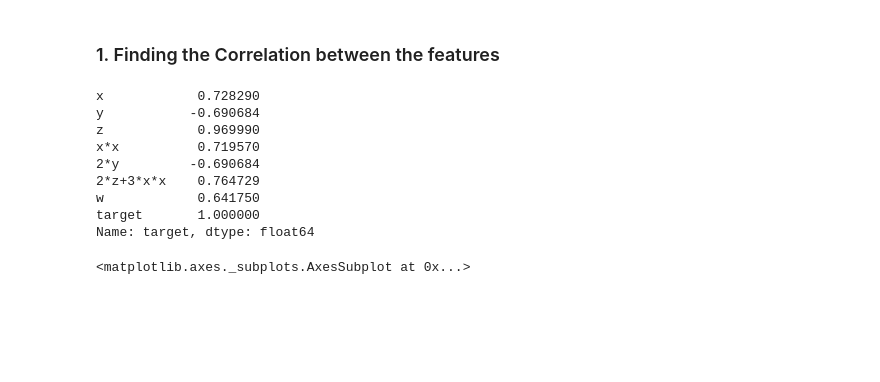
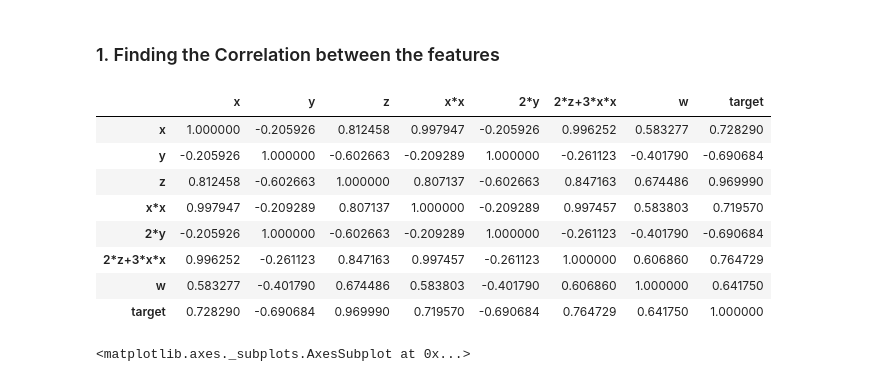
Before and after one commit to iamanik4/Python-Course-Assignment, a Jupyter notebook: 10. Behavior of Linear Models/8D_LR_SVM.ipynb, the cells around one changed output. Drawn from its saved outputs; the diff is of its cells as text; code cells hidden in the pictures; blank space fills up the shorter version.

```diff
--- a/10. Behavior of Linear Models/8D_LR_SVM.ipynb
+++ b/10. Behavior of Linear Models/8D_LR_SVM.ipynb
@@ -80,17 +100,17 @@ X_train,X_test,Y_train,Y_test = train_test_split(X,Y,test_size = 0.25)
 # %%
 # a. check the correlation between the features
 
-data.corr()['target']
+data.corr()
 # %% [output]
-x            0.728290
-y           -0.690684
-z            0.969990
-x*x          0.719570
-2*y         -0.690684
-2*z+3*x*x    0.764729
-w            0.641750
-target       1.000000
-Name: target, dtype: float64
+|  | x | y | z | x*x | 2*y | 2*z+3*x*x | w | target |
+| x | 1.000000 | -0.205926 | 0.812458 | 0.997947 | -0.205926 | 0.996252 | 0.583277 | 0.728290 |
+| y | -0.205926 | 1.000000 | -0.602663 | -0.209289 | 1.000000 | -0.261123 | -0.401790 | -0.690684 |
+| z | 0.812458 | -0.602663 | 1.000000 | 0.807137 | -0.602663 | 0.847163 | 0.674486 | 0.969990 |
+| x*x | 0.997947 | -0.209289 | 0.807137 | 1.000000 | -0.209289 | 0.997457 | 0.583803 | 0.719570 |
+| 2*y | -0.205926 | 1.000000 | -0.602663 | -0.209289 | 1.000000 | -0.261123 | -0.401790 | -0.690684 |
+| 2*z+3*x*x | 0.996252 | -0.261123 | 0.847163 | 0.997457 | -0.261123 | 1.000000 | 0.606860 | 0.764729 |
+| w | 0.583277 | -0.401790 | 0.674486 | 0.583803 | -0.401790 | 0.606860 | 1.000000 | 0.641750 |
+| target | 0.728290 | -0.690684 | 0.969990 | 0.719570 | -0.690684 | 0.764729 | 0.641750 | 1.000000 |
 # %%
 # b. plot heat map of correlation matrix using seaborn heatmap
 
```
Also changed, not shown: parts of 34 cells of this notebook, 15 other files.
